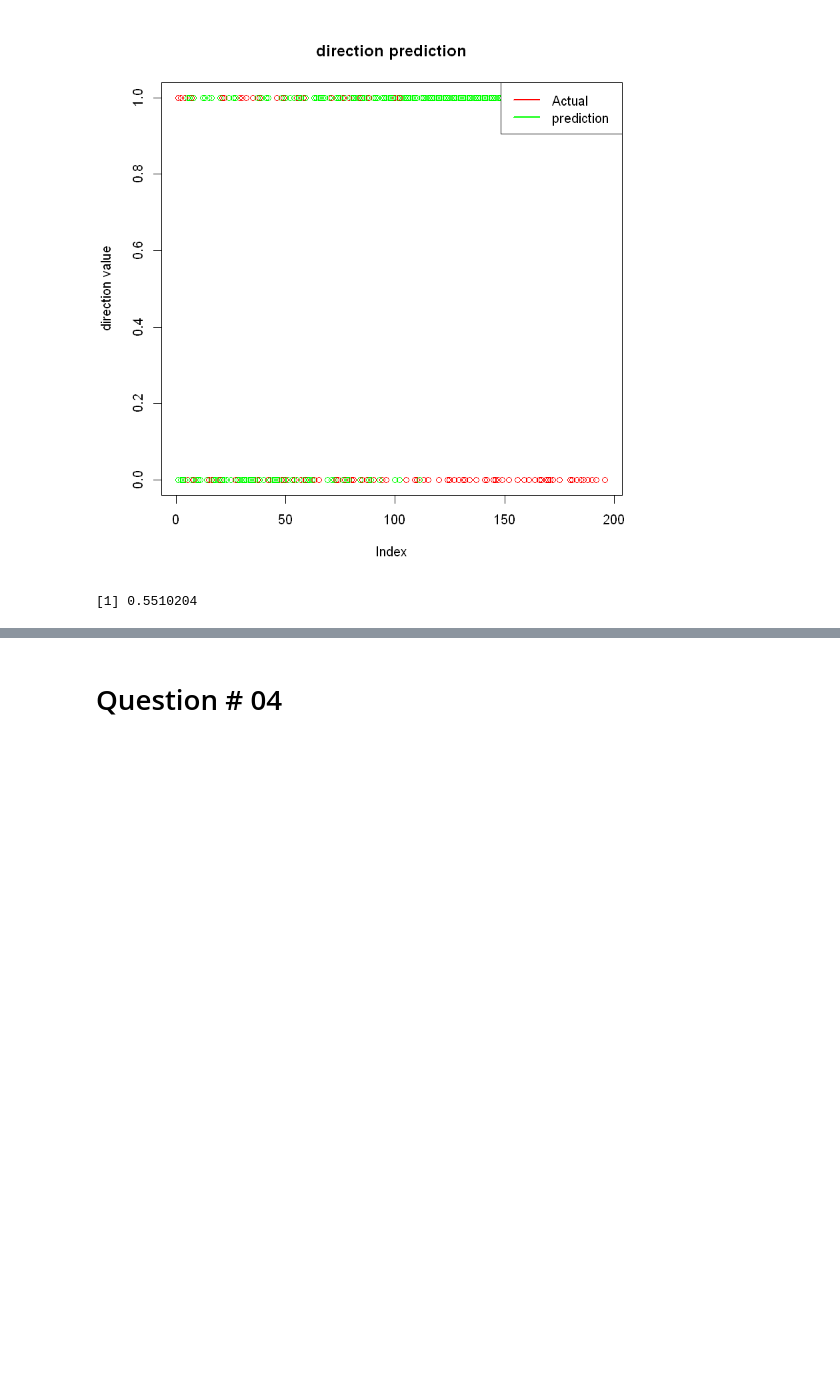
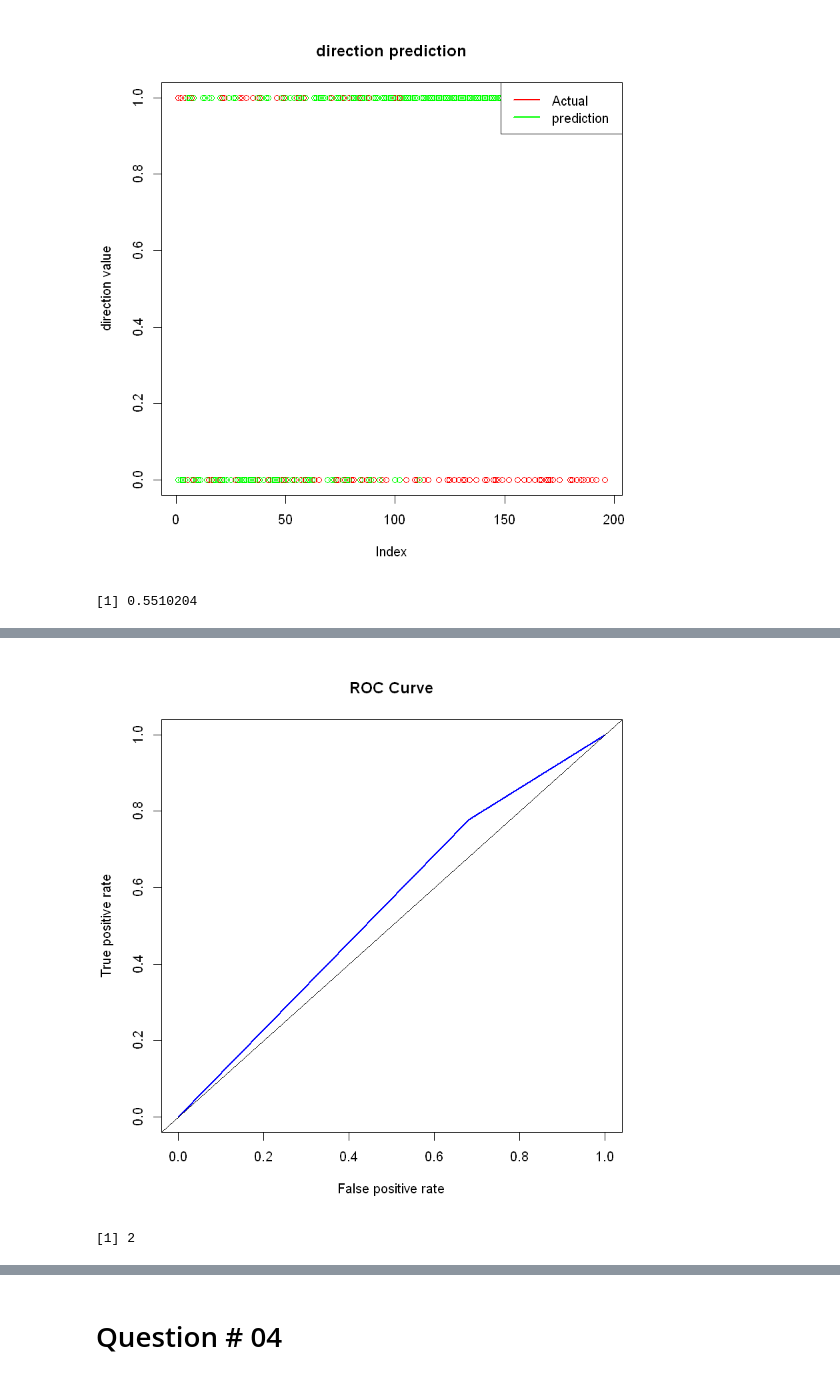
Before and after one commit to asad2011ai/Machine_Learning-Supervised_Learning, a Jupyter notebook: Supervised Learning.ipynb, the cells around one changed output, grey strips where cells are left out. Drawn from its saved outputs; the diff is of its cells as text; code cells hidden in the pictures; blank space fills up the shorter version.

```diff
--- a/Supervised Learning.ipynb
+++ b/Supervised Learning.ipynb
@@ -854,3 +837,6 @@ legend("topright", inset = 0.0005, c("Actual", "prediction"), lwd=2, lty=c(1,1,1
 mean(predicted_data == test_data$tar)
 # %% [output]
 [1] 0.5510204
+# %%
+f <- data.frame(predicted_data)
+f$target <- test_data$tar
@@ -856,0 +856,4 @@ mean(predicted_data == test_data$tar)
+# %%
+f$predicted_data <- as.factor(f$predicted_data)
+f$target <- as.factor(f$target)
+f
@@ -856,0 +930,13 @@ mean(predicted_data == test_data$tar)
+# %%
+library(ROCR)
+prediction <- prediction(predictions =as.numeric(f$predicted_data),labels = as.numeric(f$target))
+perf <- performance(prediction,"tpr","fpr")
+plot(perf,lwd=2,col='blue',main="ROC Curve")
+abline(a=0, b= 1)
+# %% [output]
+[figure, added]
+# %%
+cost_perf = performance(prediction, "cost")
+prediction@cutoffs[[1]][which.min(cost_perf@y.values[[1]])]
+# %% [output]
+[1] 2
```
Also changed, not shown: parts of 40 cells of this notebook, 1 other file.
